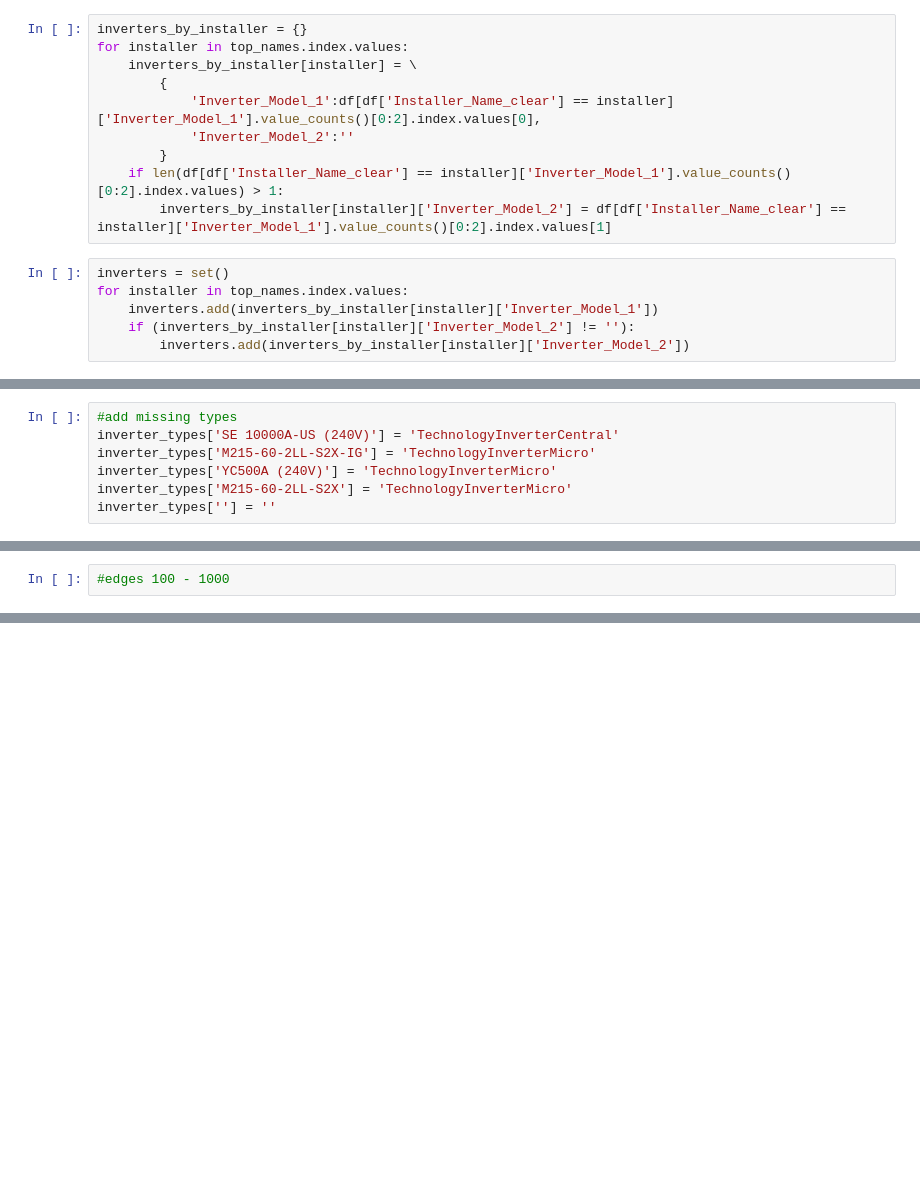
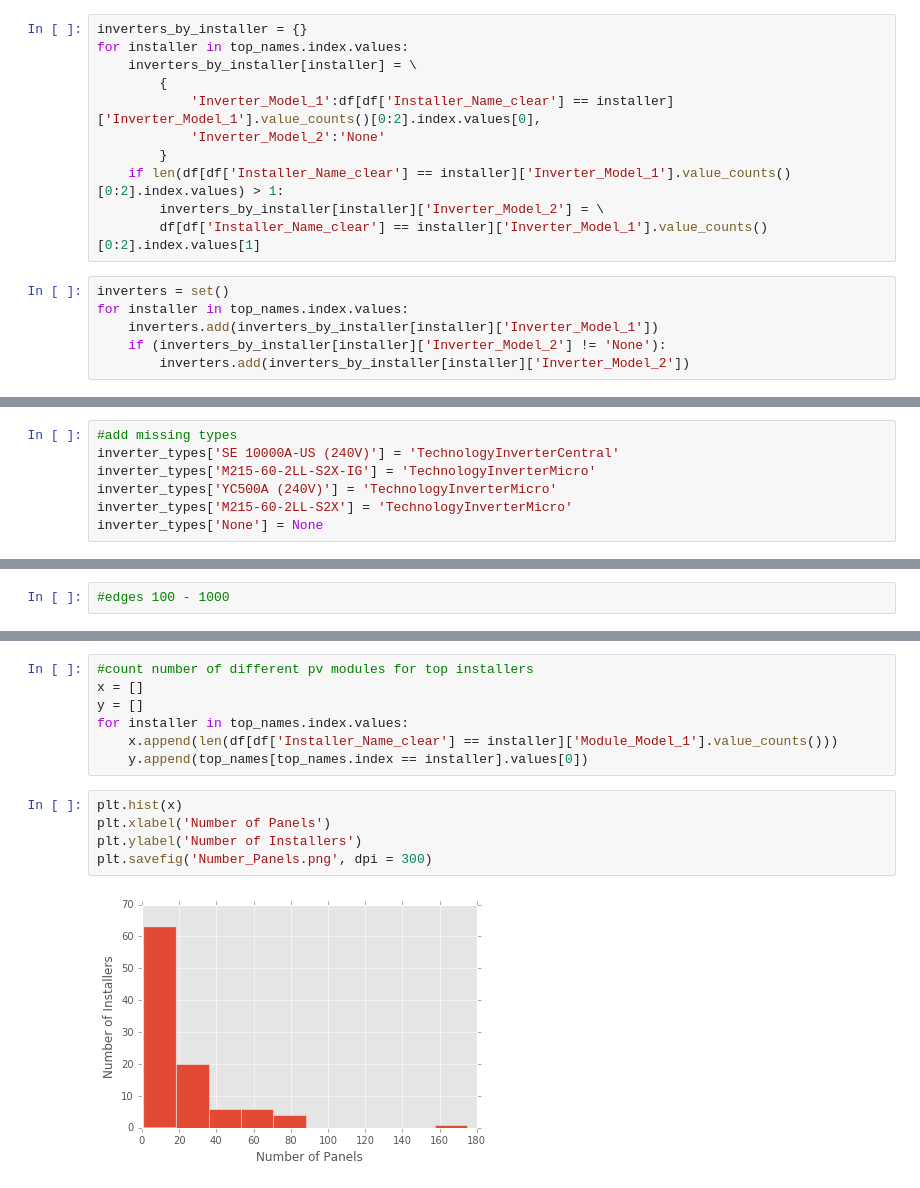
Before and after one commit to wilfeli/solar-model, a Jupyter notebook: Model/ABM-base-model-sei-distribution.ipynb, the cells around one changed output, grey strips where cells are left out. Drawn from its saved outputs; the diff is of its cells as text; blank space fills up the shorter version.

```diff
--- a/Model/ABM-base-model-sei-distribution.ipynb
+++ b/Model/ABM-base-model-sei-distribution.ipynb
@@ -430,15 +386,16 @@ for installer in top_names.index.values:
     inverters_by_installer[installer] = \
         {
             'Inverter_Model_1':df[df['Installer_Name_clear'] == installer]['Inverter_Model_1'].value_counts()[0:2].index.values[0],
-            'Inverter_Model_2':''
+            'Inverter_Model_2':'None'
         }
     if len(df[df['Installer_Name_clear'] == installer]['Inverter_Model_1'].value_counts()[0:2].index.values) > 1:
-        inverters_by_installer[installer]['Inverter_Model_2'] = df[df['Installer_Name_clear'] == installer]['Inverter_Model_1'].value_counts()[0:2].index.values[1]
+        inverters_by_installer[installer]['Inverter_Model_2'] = \
+        df[df['Installer_Name_clear'] == installer]['Inverter_Model_1'].value_counts()[0:2].index.values[1]
 # %%
 inverters = set()
 for installer in top_names.index.values:
     inverters.add(inverters_by_installer[installer]['Inverter_Model_1'])
-    if (inverters_by_installer[installer]['Inverter_Model_2'] != ''):
+    if (inverters_by_installer[installer]['Inverter_Model_2'] != 'None'):
         inverters.add(inverters_by_installer[installer]['Inverter_Model_2'])
 # %%
 #look at inverter in big database, check that module count is > 1 and see what is count of inverters, if 1 - central
@@ -467,6 +424,6 @@ inverter_types['SE 10000A-US (240V)'] = 'TechnologyInverterCentral'
 inverter_types['M215-60-2LL-S2X-IG'] = 'TechnologyInverterMicro'
 inverter_types['YC500A (240V)'] = 'TechnologyInverterMicro'
 inverter_types['M215-60-2LL-S2X'] = 'TechnologyInverterMicro'
-inverter_types[''] = ''
+inverter_types['None'] = None
 # %%
 print(inverter_types['M215-60-2LL-S2X'])
@@ -760,0 +555,14 @@ ValueError: Length of values does not match length of index
+# %%
+#count number of different pv modules for top installers
+x = []
+y = []
+for installer in top_names.index.values:
+    x.append(len(df[df['Installer_Name_clear'] == installer]['Module_Model_1'].value_counts()))
+    y.append(top_names[top_names.index == installer].values[0])
+# %%
+plt.hist(x)
+plt.xlabel('Number of Panels')
+plt.ylabel('Number of Installers')
+plt.savefig('Number_Panels.png', dpi = 300)
+# %% [output]
+[figure, added]
```
Also changed, not shown: parts of 53 cells of this notebook, 12 other files.
